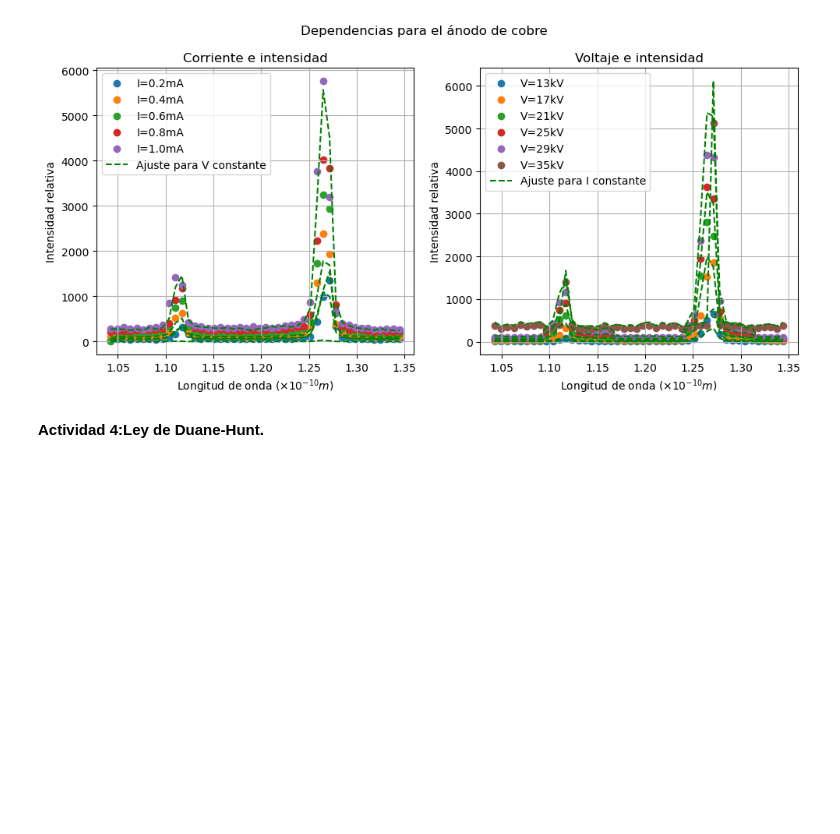
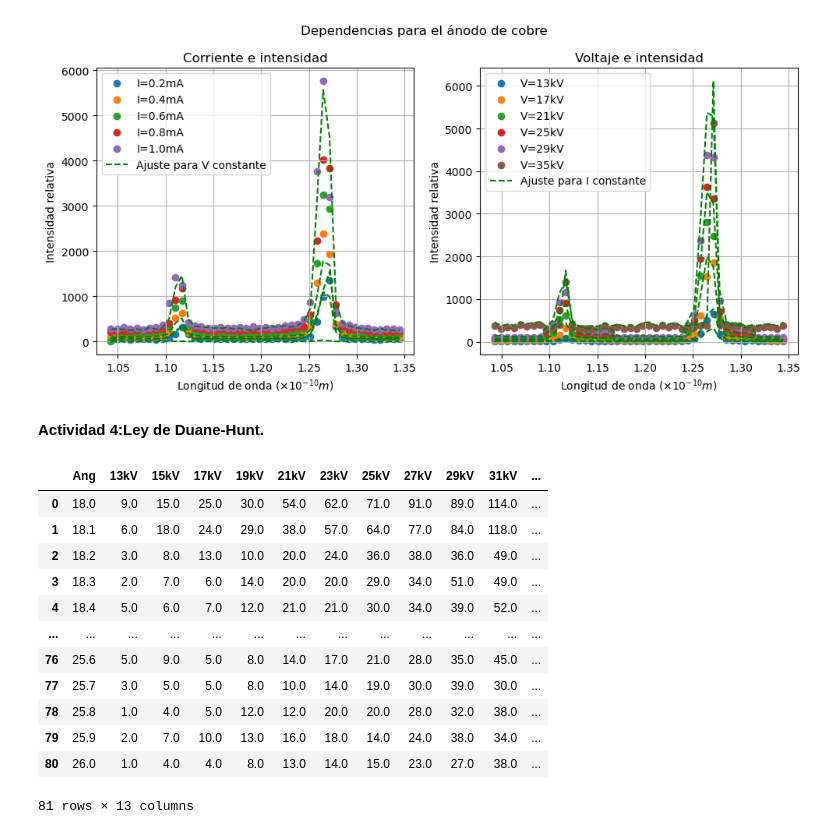
Before and after one commit to ccuellarn/Laboratorio-Intermedio---Pr-cticas20242, a Jupyter notebook: Rayos X/Rayos X.ipynb, the cells around one changed output. Cells and saved outputs as stored; diff of their text form; code cells hidden in the pictures; blank space fills up the shorter version.

```diff
--- a/Rayos X/Rayos X.ipynb
+++ b/Rayos X/Rayos X.ipynb
@@ -601,3 +601,19 @@ plt.savefig('Actividad 3.pdf')
 [figure]
 # %% [markdown]
 **Actividad 4:Ley de Duane-Hunt.**
+# %%
+Data1A4
+# %% [output]
+|  | Ang | 13kV | 15kV | 17kV | 19kV | 21kV | 23kV | 25kV | 27kV | 29kV | 31kV | ... |
+| 0 | 18.0 | 9.0 | 15.0 | 25.0 | 30.0 | 54.0 | 62.0 | 71.0 | 91.0 | 89.0 | 114.0 | ... |
+| 1 | 18.1 | 6.0 | 18.0 | 24.0 | 29.0 | 38.0 | 57.0 | 64.0 | 77.0 | 84.0 | 118.0 | ... |
+| 2 | 18.2 | 3.0 | 8.0 | 13.0 | 10.0 | 20.0 | 24.0 | 36.0 | 38.0 | 36.0 | 49.0 | ... |
+| 3 | 18.3 | 2.0 | 7.0 | 6.0 | 14.0 | 20.0 | 20.0 | 29.0 | 34.0 | 51.0 | 49.0 | ... |
+| 4 | 18.4 | 5.0 | 6.0 | 7.0 | 12.0 | 21.0 | 21.0 | 30.0 | 34.0 | 39.0 | 52.0 | ... |
+| ... | ... | ... | ... | ... | ... | ... | ... | ... | ... | ... | ... | ... |
+| 76 | 25.6 | 5.0 | 9.0 | 5.0 | 8.0 | 14.0 | 17.0 | 21.0 | 28.0 | 35.0 | 45.0 | ... |
+| 77 | 25.7 | 3.0 | 5.0 | 5.0 | 8.0 | 10.0 | 14.0 | 19.0 | 30.0 | 39.0 | 30.0 | ... |
+| 78 | 25.8 | 1.0 | 4.0 | 5.0 | 12.0 | 12.0 | 20.0 | 20.0 | 28.0 | 32.0 | 38.0 | ... |
+| 79 | 25.9 | 2.0 | 7.0 | 10.0 | 13.0 | 16.0 | 18.0 | 14.0 | 24.0 | 38.0 | 34.0 | ... |
+| 80 | 26.0 | 1.0 | 4.0 | 4.0 | 8.0 | 13.0 | 14.0 | 15.0 | 23.0 | 27.0 | 38.0 | ... |
+81 rows × 13 columns
```
Also changed, not shown: parts of 8 cells of this notebook, 2 other files.
